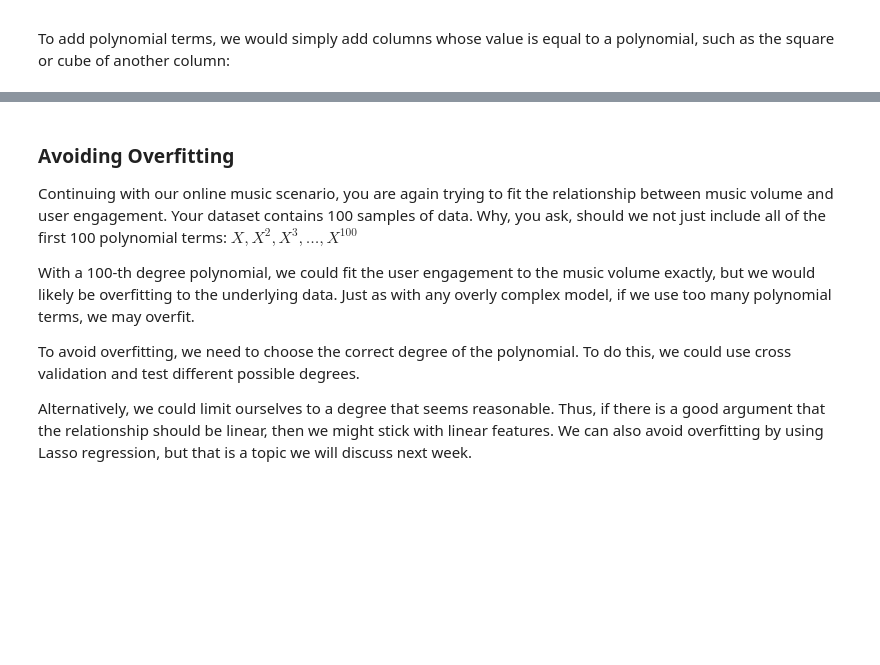
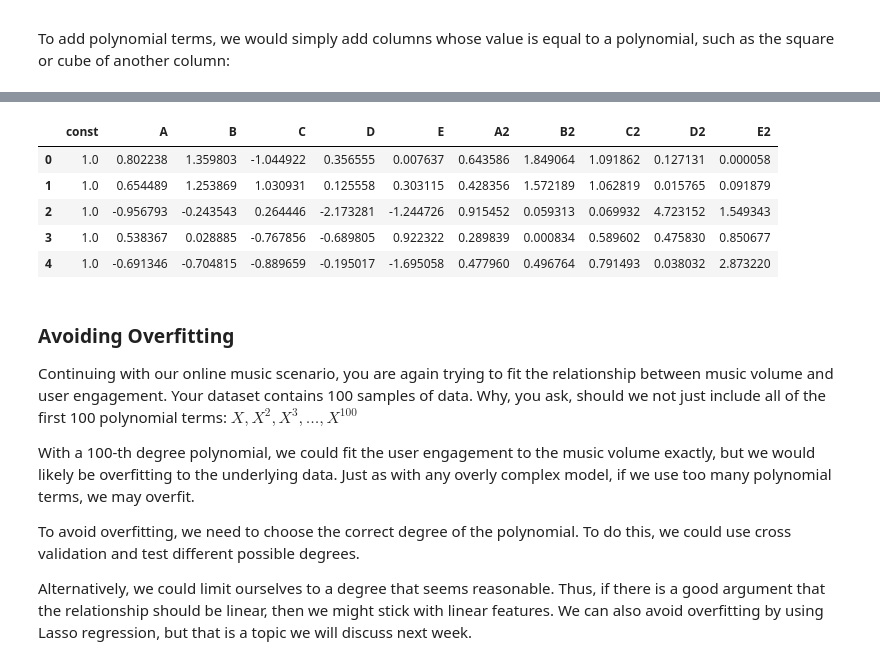
Before and after one commit to shmorhunmsds/summer_semester, a Jupyter notebook: data_science_capstone/DSC_week_1.ipynb, the cells around one changed output, grey strips where cells are left out. Drawn from its saved outputs; the diff is of its cells as text; code cells hidden in the pictures; blank space fills up the shorter version.

```diff
--- a/data_science_capstone/DSC_week_1.ipynb
+++ b/data_science_capstone/DSC_week_1.ipynb
@@ -85,4 +85,13 @@ E2       1.056139
 dtype: float64
+# %%
+df_X_with_square.head()
+# %% [output]
+|  | const | A | B | C | D | E | A2 | B2 | C2 | D2 | E2 |
+| 0 | 1.0 | 0.802238 | 1.359803 | -1.044922 | 0.356555 | 0.007637 | 0.643586 | 1.849064 | 1.091862 | 0.127131 | 0.000058 |
+| 1 | 1.0 | 0.654489 | 1.253869 | 1.030931 | 0.125558 | 0.303115 | 0.428356 | 1.572189 | 1.062819 | 0.015765 | 0.091879 |
+| 2 | 1.0 | -0.956793 | -0.243543 | 0.264446 | -2.173281 | -1.244726 | 0.915452 | 0.059313 | 0.069932 | 4.723152 | 1.549343 |
+| 3 | 1.0 | 0.538367 | 0.028885 | -0.767856 | -0.689805 | 0.922322 | 0.289839 | 0.000834 | 0.589602 | 0.475830 | 0.850677 |
+| 4 | 1.0 | -0.691346 | -0.704815 | -0.889659 | -0.195017 | -1.695058 | 0.477960 | 0.496764 | 0.791493 | 0.038032 | 2.873220 |
 # %% [markdown]
 ### Avoiding Overfitting
 Continuing with our online music scenario, you are again trying to fit the relationship between music volume and user engagement. Your dataset contains 100 samples of data. Why, you ask, should we not just include all of the first 100 polynomial terms: $X, X^2, X^3, \dots, X^{100}$
```
Also changed, not shown: parts of 4 cells of this notebook, 4 other files.
